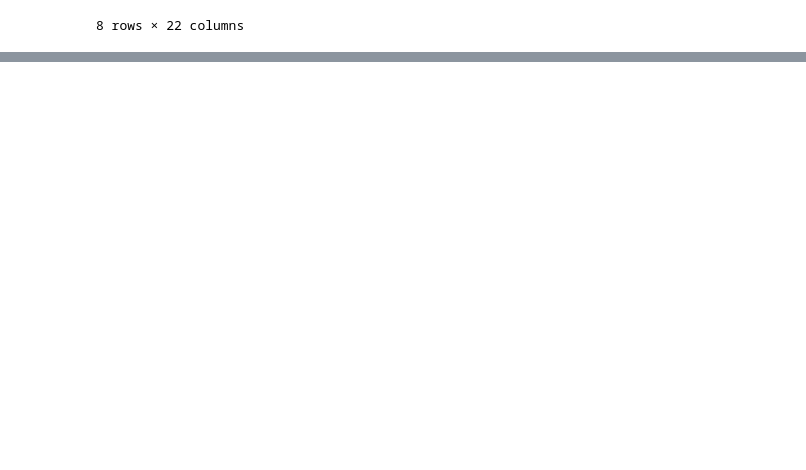
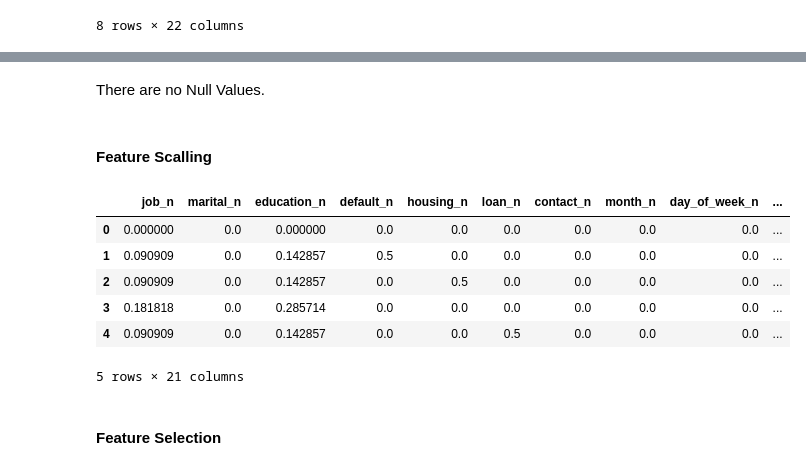
Before and after one commit to 4GeeksAcademy/gustavolima-bank-eda, a Jupyter notebook: src/explore.ipynb, the cells around one changed output, grey strips where cells are left out. Cells and saved outputs as stored; diff of their text form; code cells hidden in the pictures; blank space fills up the shorter version.

```diff
--- a/src/explore.ipynb
+++ b/src/explore.ipynb
@@ -338,0 +502,26 @@ total_data.describe()
+# %% [markdown]
+There are no Null Values.
+# %% [markdown]
+#### Feature Scalling
+# %%
+from sklearn.preprocessing import MinMaxScaler
+
+num_variables = ['job_n', 'marital_n', 'education_n', 'default_n', 'housing_n', 'loan_n',
+                 'contact_n', 'month_n', 'day_of_week_n', 'poutcome_n', 'age', 'duration',
+                 'campaign', 'pdays', 'previous', 'emp.var.rate', 'cons.price.idx', 'cons.conf.idx',
+                 'euribor3m', 'nr.employed', 'y_n']
+
+scaler = MinMaxScaler()
+scal_features = scaler.fit_transform(total_data[num_variables])
+total_data_scal = pd.DataFrame(scal_features, index = total_data.index, columns = num_variables)
+total_data_scal.head()
+# %% [output]
+|  | job_n | marital_n | education_n | default_n | housing_n | loan_n | contact_n | month_n | day_of_week_n | ... |
+| 0 | 0.000000 | 0.0 | 0.000000 | 0.0 | 0.0 | 0.0 | 0.0 | 0.0 | 0.0 | ... |
+| 1 | 0.090909 | 0.0 | 0.142857 | 0.5 | 0.0 | 0.0 | 0.0 | 0.0 | 0.0 | ... |
+| 2 | 0.090909 | 0.0 | 0.142857 | 0.0 | 0.5 | 0.0 | 0.0 | 0.0 | 0.0 | ... |
+| 3 | 0.181818 | 0.0 | 0.285714 | 0.0 | 0.0 | 0.0 | 0.0 | 0.0 | 0.0 | ... |
+| 4 | 0.090909 | 0.0 | 0.142857 | 0.0 | 0.0 | 0.5 | 0.0 | 0.0 | 0.0 | ... |
+5 rows × 21 columns
+# %% [markdown]
+#### Feature Selection
```
Also changed, not shown: parts of 16 cells of this notebook.
